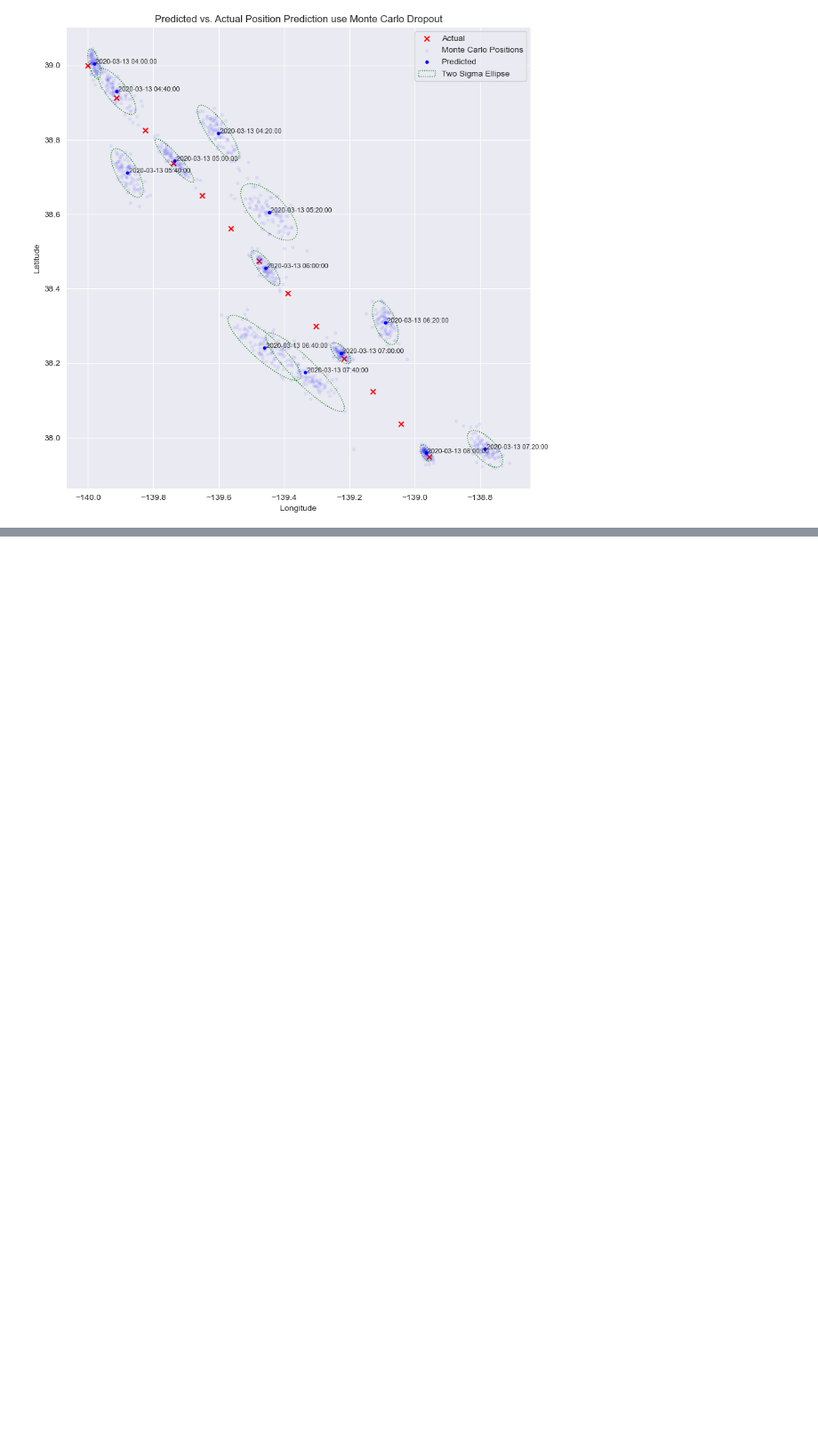
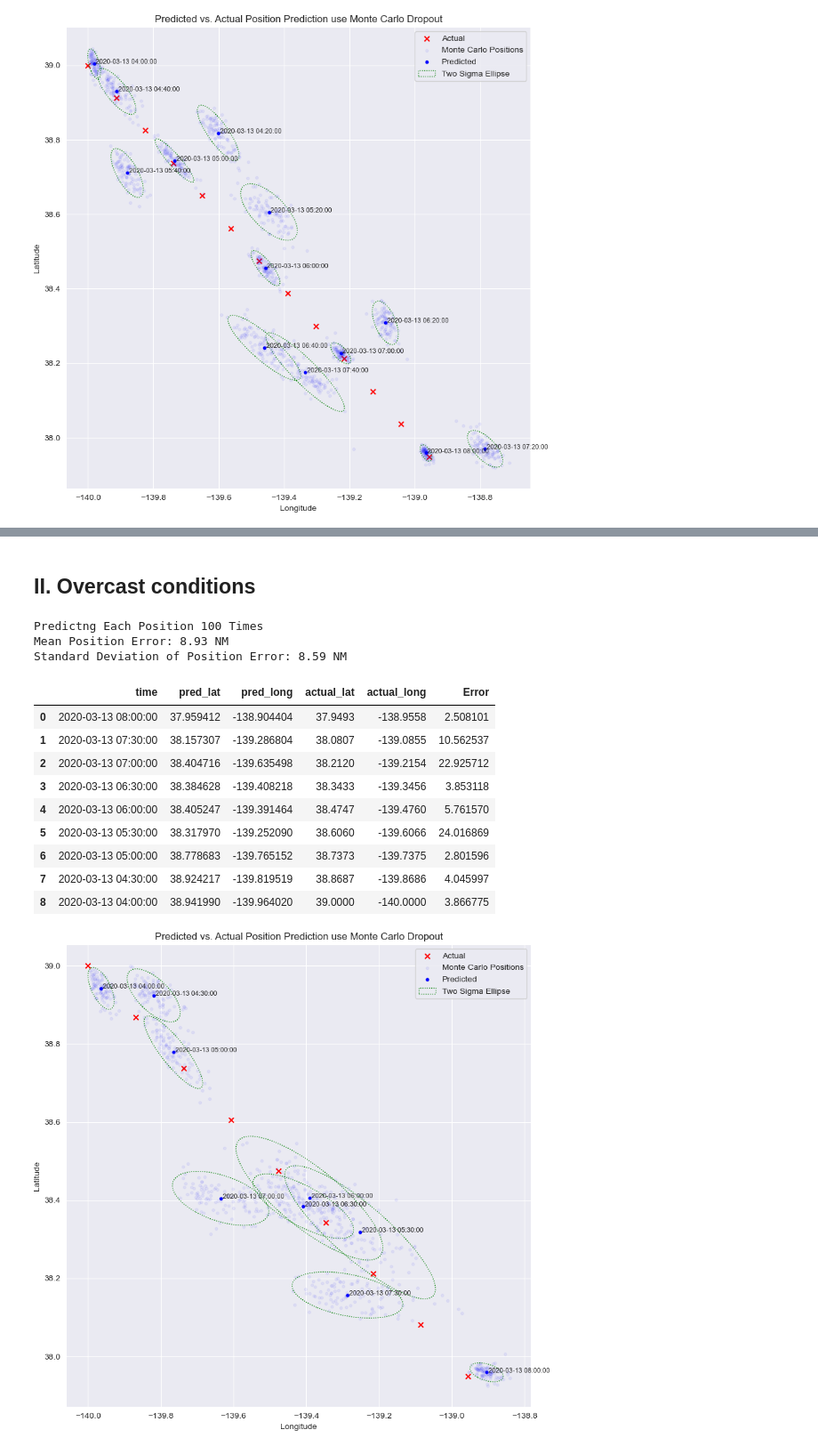
Before and after one commit to AlexSpradling/Deep-Learning-Celestial-Navigation, a Jupyter notebook: code/modeling_notebook.ipynb, the cells around one changed output, grey strips where cells are left out. Shown at 89% size. Cells and saved outputs as stored; diff of their text form; code cells hidden in the pictures; blank space fills up the shorter version.

Commit message:
Added Annotations 1. Model explanation/analysis 2. Model results analysis 3. Conclusion Added 4. Images added from md_images

```diff
--- a/code/modeling_notebook.ipynb
+++ b/code/modeling_notebook.ipynb
@@ -212,12 +276,8 @@ x = MaxPooling2D()(x)
 x = Conv2D(filters=64, kernel_size=3, padding='same', activation='relu')(x)
 x = Flatten()(x)
 
-# reshape input time
-t = tf.keras.layers.Reshape(target_shape=(-1, 1))(input_time)
-
-# process the input time using LSTM layers
-t = LSTM(16, return_sequences=True)(t)
-t = LSTM(32)(t)
+# flatten the input time
+t = Flatten()(input_time)
 
 # concatenate the output of the CNN and LSTM layers
 z = concatenate([x, t])
@@ -432,0 +615,27 @@ Standard Deviation of Position Error: 7.21 NM
+# %% [markdown]
+## II. Overcast conditions
+# %%
+path = '../images_val/voyage_sims/voyages/30_clouds/'
+monte_carlo_df, preds_mc, act_pos = predict_positions(path)
+
+print('Mean Position Error: {:0.2f} NM'.format(monte_carlo_df['Error'].mean()))
+print('Standard Deviation of Position Error: {:0.2f} NM'.format(monte_carlo_df['Error'].std()))
+
+display(monte_carlo_df)
+
+plot_lat_long(preds_mc, act_pos, monte_carlo_df,show_track = False)
+# %% [output]
+Predictng Each Position 100 Times
+Mean Position Error: 8.93 NM
+Standard Deviation of Position Error: 8.59 NM
+|  | time | pred_lat | pred_long | actual_lat | actual_long | Error |
+| 0 | 2020-03-13 08:00:00 | 37.959412 | -138.904404 | 37.9493 | -138.9558 | 2.508101 |
+| 1 | 2020-03-13 07:30:00 | 38.157307 | -139.286804 | 38.0807 | -139.0855 | 10.562537 |
+| 2 | 2020-03-13 07:00:00 | 38.404716 | -139.635498 | 38.2120 | -139.2154 | 22.925712 |
+| 3 | 2020-03-13 06:30:00 | 38.384628 | -139.408218 | 38.3433 | -139.3456 | 3.853118 |
+| 4 | 2020-03-13 06:00:00 | 38.405247 | -139.391464 | 38.4747 | -139.4760 | 5.761570 |
+| 5 | 2020-03-13 05:30:00 | 38.317970 | -139.252090 | 38.6060 | -139.6066 | 24.016869 |
+| 6 | 2020-03-13 05:00:00 | 38.778683 | -139.765152 | 38.7373 | -139.7375 | 2.801596 |
+| 7 | 2020-03-13 04:30:00 | 38.924217 | -139.819519 | 38.8687 | -139.8686 | 4.045997 |
+| 8 | 2020-03-13 04:00:00 | 38.941990 | -139.964020 | 39.0000 | -140.0000 | 3.866775 |
+[figure, added]
```
Also changed, not shown: parts of 36 cells of this notebook.
